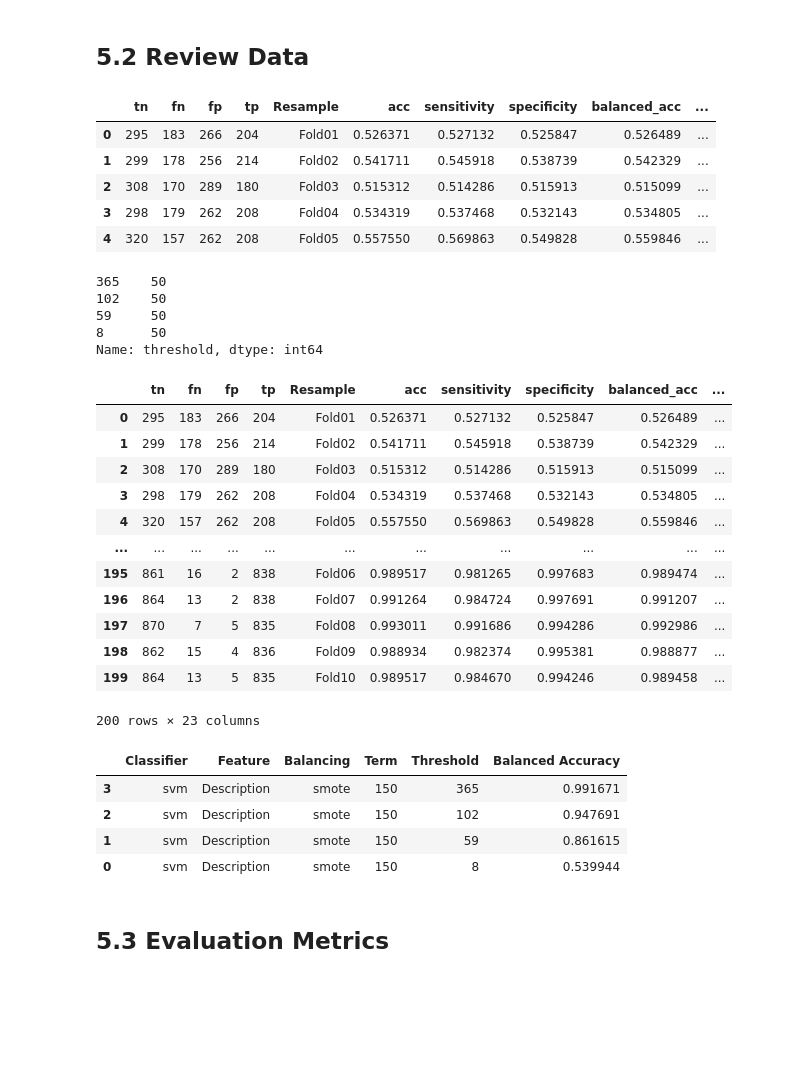
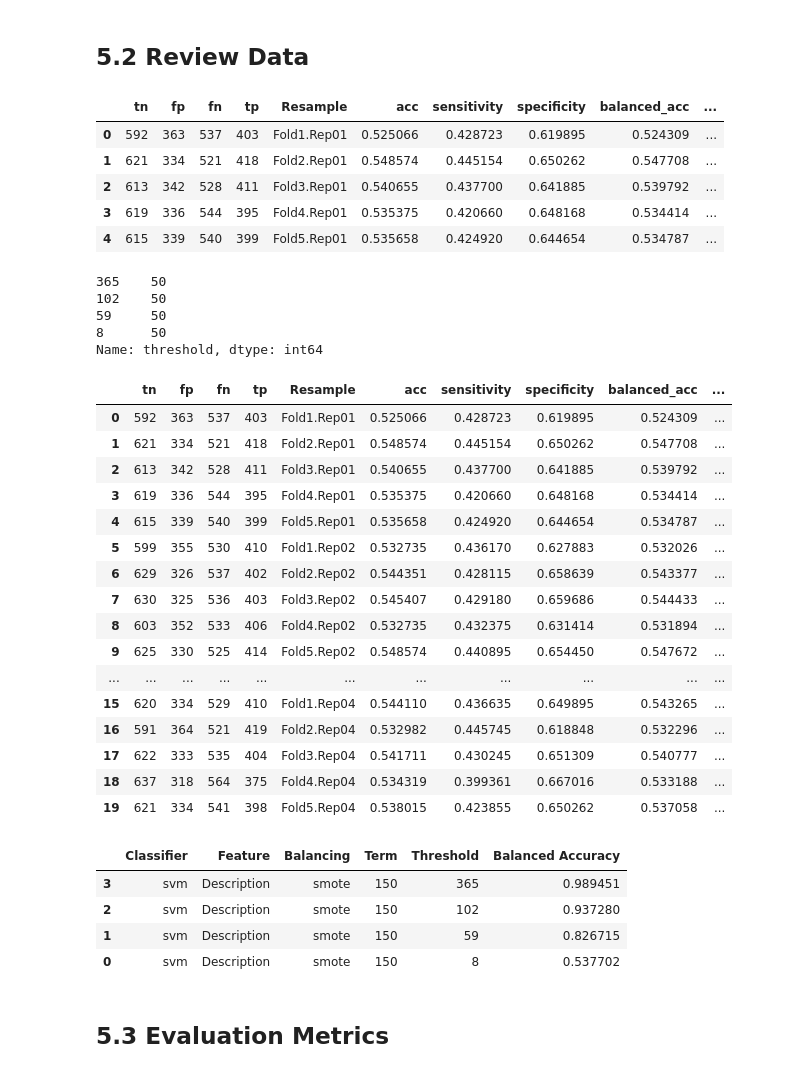
Before and after one commit to gomesluiz/long-lived-bug-predictor, a Jupyter notebook: notebooks/20200912_long_lived_prediction_rq4_data_analysis.ipynb, the cells around one changed output. Saved outputs shown, nothing was run; the diff lists cells and outputs as text; code cells hidden in the pictures; blank space fills up the shorter version.

```diff
--- a/notebooks/20200912_long_lived_prediction_rq4_data_analysis.ipynb
+++ b/notebooks/20200912_long_lived_prediction_rq4_data_analysis.ipynb
@@ -409,16 +404,16 @@ Every bug which its report have indicated that the number of days to resolve is
 # %% [markdown]
 ## 5.2 Review Data
 # %%
-eclipse_metrics_in_train = pd.read_csv("../output/data/20200914_r4_3b_predict_long_lived_bug_train_final.csv", sep=",")
+eclipse_metrics_in_train = pd.read_csv("../output/data/20200916_r4_3b_predict_long_lived_bug_train_final.csv", sep=",")
 eclipse_metrics_in_train = eclipse_metrics_in_train.loc[eclipse_metrics_in_train.classifier == 'svm']
 eclipse_metrics_in_train.head()
 # %% [output]
-|  | tn | fn | fp | tp | Resample | acc | sensitivity | specificity | balanced_acc | ... |
-| 0 | 295 | 183 | 266 | 204 | Fold01 | 0.526371 | 0.527132 | 0.525847 | 0.526489 | ... |
-| 1 | 299 | 178 | 256 | 214 | Fold02 | 0.541711 | 0.545918 | 0.538739 | 0.542329 | ... |
-| 2 | 308 | 170 | 289 | 180 | Fold03 | 0.515312 | 0.514286 | 0.515913 | 0.515099 | ... |
-| 3 | 298 | 179 | 262 | 208 | Fold04 | 0.534319 | 0.537468 | 0.532143 | 0.534805 | ... |
-| 4 | 320 | 157 | 262 | 208 | Fold05 | 0.557550 | 0.569863 | 0.549828 | 0.559846 | ... |
+|  | tn | fp | fn | tp | Resample | acc | sensitivity | specificity | balanced_acc | ... |
+| 0 | 592 | 363 | 537 | 403 | Fold1.Rep01 | 0.525066 | 0.428723 | 0.619895 | 0.524309 | ... |
+| 1 | 621 | 334 | 521 | 418 | Fold2.Rep01 | 0.548574 | 0.445154 | 0.650262 | 0.547708 | ... |
+| 2 | 613 | 342 | 528 | 411 | Fold3.Rep01 | 0.540655 | 0.437700 | 0.641885 | 0.539792 | ... |
+| 3 | 619 | 336 | 544 | 395 | Fold4.Rep01 | 0.535375 | 0.420660 | 0.648168 | 0.534414 | ... |
+| 4 | 615 | 339 | 540 | 399 | Fold5.Rep01 | 0.535658 | 0.424920 | 0.644654 | 0.534787 | ... |
 # %%
 eclipse_metrics_in_train['threshold'].value_counts()
 # %% [output]
@@ -430,31 +425,35 @@ Name: threshold, dtype: int64
 # %%
 eclipse_best_metrics_in_train = pd.DataFrame()
 for threshold in [365, 102, 59, 8]:
     eclipse_metrics_in_train_filtered  = eclipse_metrics_in_train.loc[eclipse_metrics_in_train.threshold == threshold]
     eclipse_metrics_in_train_grouped   = eclipse_metrics_in_train_filtered.groupby(['feature', 'balancing', 'max_term', 'threshold']).agg({'balanced_acc': 'mean'})
     eclipse_metrics_in_train_flattened = eclipse_metrics_in_train_grouped.reset_index()
 
     if eclipse_best_metrics_in_train.empty:
        eclipse_best_metrics_in_train = pd.DataFrame(columns=eclipse_metrics_in_train_flattened.columns)
 
     eclipse_best_metrics_in_train.loc[eclipse_best_metrics_in_train.size] = eclipse_metrics_in_train_flattened.iloc[0]
 
 eclipse_metrics_in_train=pd.merge(eclipse_metrics_in_train, eclipse_best_metrics_in_train[['feature', 'balancing', 'max_term', 'threshold']], on=['feature', 'balancing', 'max_term', 'threshold'])
-eclipse_metrics_in_train
+eclipse_metrics_in_train.head(20)
 # %% [output]
-|  | tn | fn | fp | tp | Resample | acc | sensitivity | specificity | balanced_acc | ... |
-| 0 | 295 | 183 | 266 | 204 | Fold01 | 0.526371 | 0.527132 | 0.525847 | 0.526489 | ... |
-| 1 | 299 | 178 | 256 | 214 | Fold02 | 0.541711 | 0.545918 | 0.538739 | 0.542329 | ... |
-| 2 | 308 | 170 | 289 | 180 | Fold03 | 0.515312 | 0.514286 | 0.515913 | 0.515099 | ... |
-| 3 | 298 | 179 | 262 | 208 | Fold04 | 0.534319 | 0.537468 | 0.532143 | 0.534805 | ... |
-| 4 | 320 | 157 | 262 | 208 | Fold05 | 0.557550 | 0.569863 | 0.549828 | 0.559846 | ... |
+|  | tn | fp | fn | tp | Resample | acc | sensitivity | specificity | balanced_acc | ... |
+| 0 | 592 | 363 | 537 | 403 | Fold1.Rep01 | 0.525066 | 0.428723 | 0.619895 | 0.524309 | ... |
+| 1 | 621 | 334 | 521 | 418 | Fold2.Rep01 | 0.548574 | 0.445154 | 0.650262 | 0.547708 | ... |
+| 2 | 613 | 342 | 528 | 411 | Fold3.Rep01 | 0.540655 | 0.437700 | 0.641885 | 0.539792 | ... |
+| 3 | 619 | 336 | 544 | 395 | Fold4.Rep01 | 0.535375 | 0.420660 | 0.648168 | 0.534414 | ... |
+| 4 | 615 | 339 | 540 | 399 | Fold5.Rep01 | 0.535658 | 0.424920 | 0.644654 | 0.534787 | ... |
+| 5 | 599 | 355 | 530 | 410 | Fold1.Rep02 | 0.532735 | 0.436170 | 0.627883 | 0.532026 | ... |
+| 6 | 629 | 326 | 537 | 402 | Fold2.Rep02 | 0.544351 | 0.428115 | 0.658639 | 0.543377 | ... |
+| 7 | 630 | 325 | 536 | 403 | Fold3.Rep02 | 0.545407 | 0.429180 | 0.659686 | 0.544433 | ... |
+| 8 | 603 | 352 | 533 | 406 | Fold4.Rep02 | 0.532735 | 0.432375 | 0.631414 | 0.531894 | ... |
+| 9 | 625 | 330 | 525 | 414 | Fold5.Rep02 | 0.548574 | 0.440895 | 0.654450 | 0.547672 | ... |
 | ... | ... | ... | ... | ... | ... | ... | ... | ... | ... | ... |
-| 195 | 861 | 16 | 2 | 838 | Fold06 | 0.989517 | 0.981265 | 0.997683 | 0.989474 | ... |
-| 196 | 864 | 13 | 2 | 838 | Fold07 | 0.991264 | 0.984724 | 0.997691 | 0.991207 | ... |
-| 197 | 870 | 7 | 5 | 835 | Fold08 | 0.993011 | 0.991686 | 0.994286 | 0.992986 | ... |
-| 198 | 862 | 15 | 4 | 836 | Fold09 | 0.988934 | 0.982374 | 0.995381 | 0.988877 | ... |
-| 199 | 864 | 13 | 5 | 835 | Fold10 | 0.989517 | 0.984670 | 0.994246 | 0.989458 | ... |
+| 15 | 620 | 334 | 529 | 410 | Fold1.Rep04 | 0.544110 | 0.436635 | 0.649895 | 0.543265 | ... |
+| 16 | 591 | 364 | 521 | 419 | Fold2.Rep04 | 0.532982 | 0.445745 | 0.618848 | 0.532296 | ... |
+| 17 | 622 | 333 | 535 | 404 | Fold3.Rep04 | 0.541711 | 0.430245 | 0.651309 | 0.540777 | ... |
+| 18 | 637 | 318 | 564 | 375 | Fold4.Rep04 | 0.534319 | 0.399361 | 0.667016 | 0.533188 | ... |
+| 19 | 621 | 334 | 541 | 398 | Fold5.Rep04 | 0.538015 | 0.423855 | 0.650262 | 0.537058 | ... |
-200 rows × 23 columns
 # %%
 eclipse_metrics_in_train_pivoted = pd.pivot_table (eclipse_metrics_in_train, index=['classifier', 'feature', 'balancing', 'max_term', 'threshold'], values=['balanced_acc'], aggfunc=[np.mean])
 eclipse_metrics_in_train_flattened = pd.DataFrame(eclipse_metrics_in_train_pivoted.to_records())
@@ -465,10 +464,10 @@ eclipse_metrics_in_train_flattened.loc[eclipse_metrics_in_train_flattened.Featur
 display(eclipse_metrics_in_train_flattened)
 # %% [output]
 |  | Classifier | Feature | Balancing | Term | Threshold | Balanced Accuracy |
-| 3 | svm | Description | smote | 150 | 365 | 0.991671 |
-| 2 | svm | Description | smote | 150 | 102 | 0.947691 |
-| 1 | svm | Description | smote | 150 | 59 | 0.861615 |
-| 0 | svm | Description | smote | 150 | 8 | 0.539944 |
+| 3 | svm | Description | smote | 150 | 365 | 0.989451 |
+| 2 | svm | Description | smote | 150 | 102 | 0.937280 |
+| 1 | svm | Description | smote | 150 | 59 | 0.826715 |
+| 0 | svm | Description | smote | 150 | 8 | 0.537702 |
 # %% [markdown]
 ## 5.3 Evaluation Metrics
 # %%
```
Also changed, not shown: parts of 3 cells of this notebook, 7 other files.
